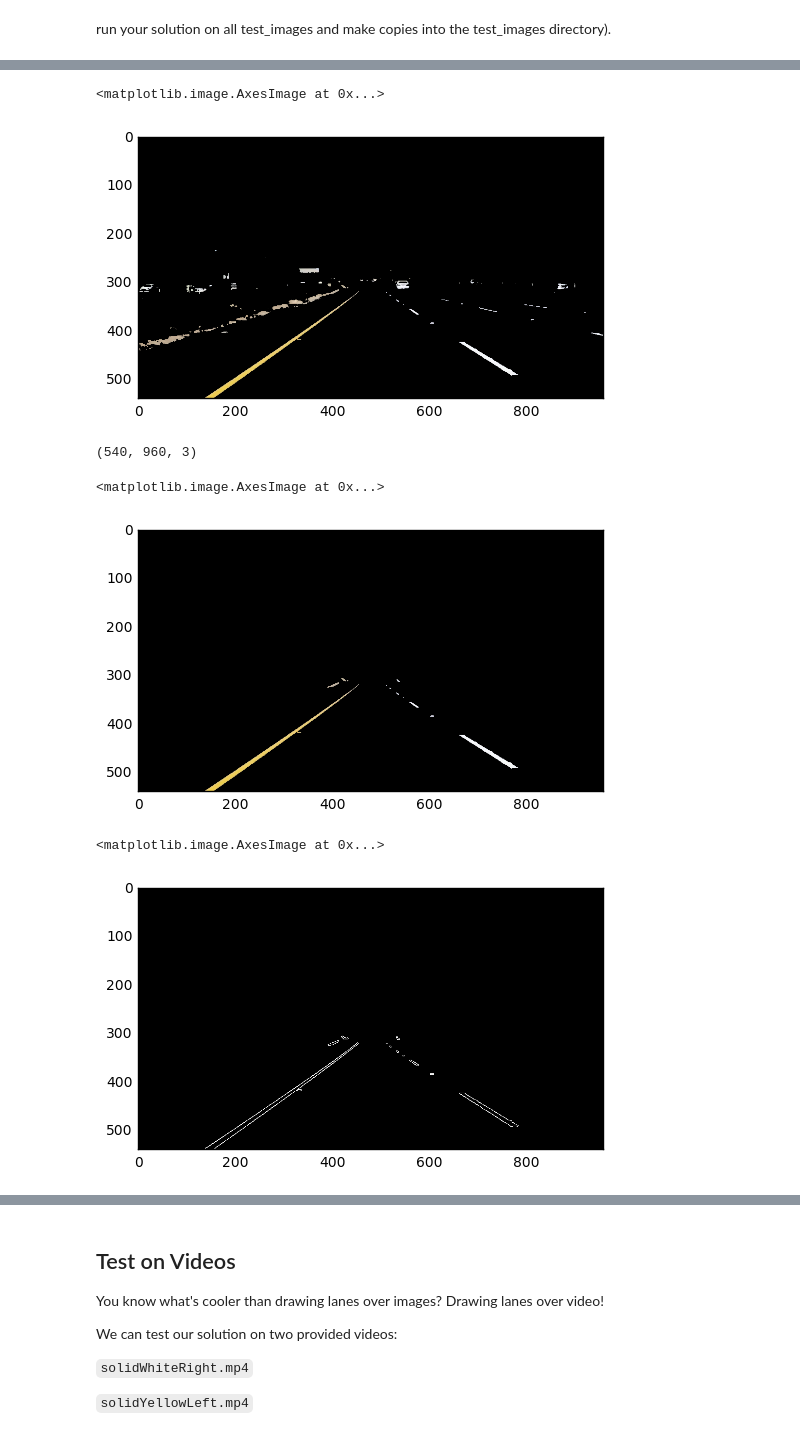
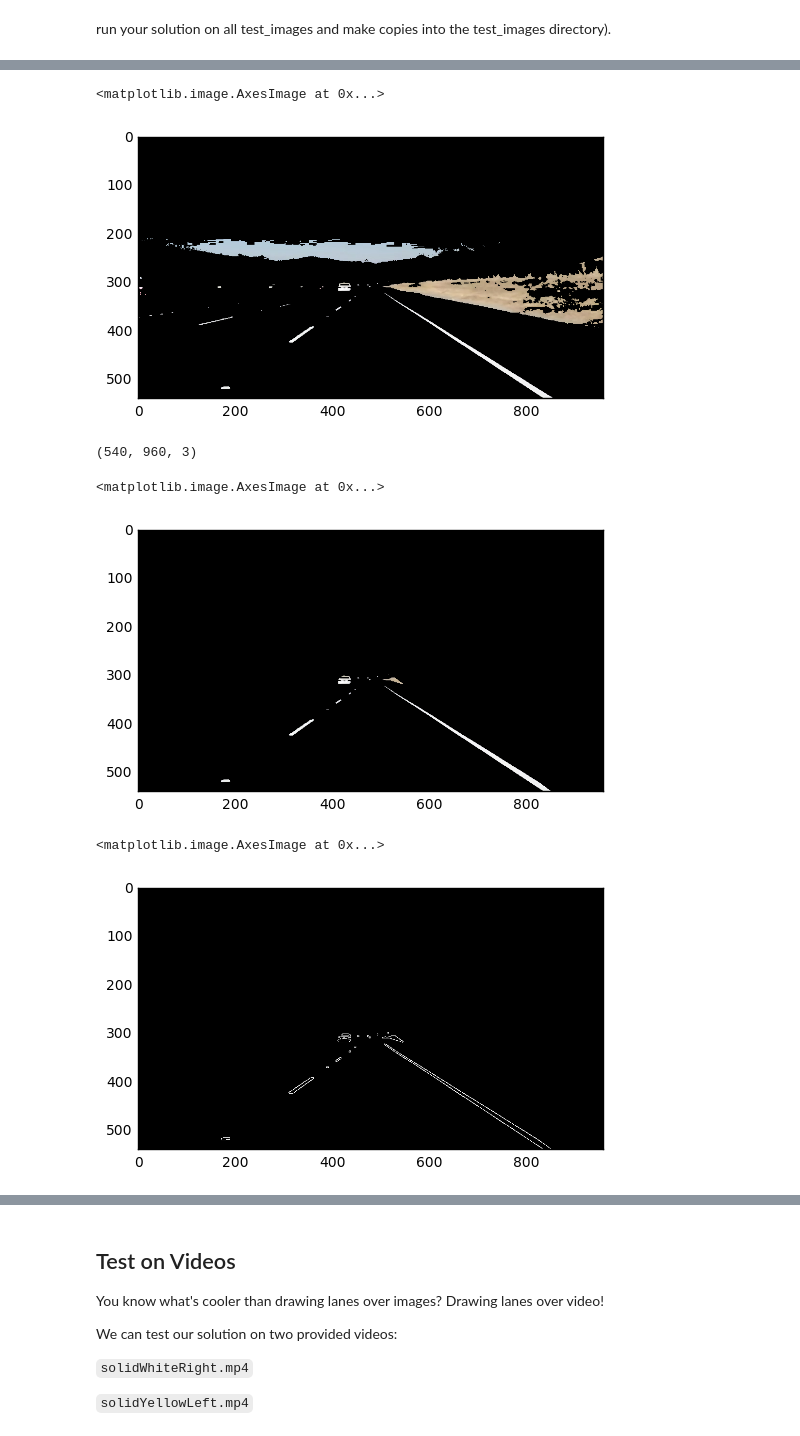
Before and after one commit to hkorre/CarND-LaneLines-P1, a Jupyter notebook: P1.ipynb, the cells around one changed output, grey strips where cells are left out. Drawn from its saved outputs; the diff is of its cells as text; code cells hidden in the pictures.

```diff
--- a/P1.ipynb
+++ b/P1.ipynb
@@ -177,7 +177,7 @@ picking a test file
 solidWhiteRight = 'test_images/solidWhiteRight.jpg'
 solidYellowLeft = 'test_images/solidYellowLeft.jpg'
 
-filename = solidYellowLeft
+filename = solidWhiteRight
 testImage = mpimg.imread(filename)
 plt.imshow(testImage)
 # %% [output]
@@ -221,7 +221,7 @@ testImage_cs = hk_color_select(testImage)
 plt.imshow(testImage_cs)
 # %% [output]
 <matplotlib.image.AxesImage at 0x...>
-[figure, old version]
+[figure, new version]
 # %%
 """
 Region of Interest:
@@ -247,37 +247,36 @@ plt.imshow(testImage_roi)
 # %% [output]
 (540, 960, 3)
 <matplotlib.image.AxesImage at 0x...>
-[figure, old version]
+[figure, new version]
 # %%
 """
-Canny Edge Detection:
+Grayscalling, Gaussian Smoothing & Canny Edge Detection:
 Goal: Setup for Hough Transform
 """
 
 def hk_canny_edgeDetect(img):
     #grayscale conversion
     gray = cv2.cvtColor(testImage_roi, cv2.COLOR_BGR2GRAY)
 
     # Define a kernel size for Gaussian smoothing / blurring
     kernel_size = 3
-    blur_gray = cv2.GaussianBlur(gray,(kernel_size, kernel_size), 0)
+    blur_gray = gaussian_blur(gray, kernel_size)
 
     # Define parameters for Canny and run it
     low_threshold = 50
     high_threshold = 150
-    edges = cv2.Canny(blur_gray, low_threshold, high_threshold)
+    edges = canny(blur_gray, low_threshold, high_threshold)
 
     return edges
 
 
 '''
 run it...
 '''
 testImage_ced = hk_canny_edgeDetect(testImage_roi)
 
 # Display the image
 plt.imshow(testImage_ced, cmap='gray')
-#plt.imshow(testImage_ced, cmap='Greys_r')  #reversed Grey's colormap
 # %% [output]
 <matplotlib.image.AxesImage at 0x...>
-[figure, old version]
+[figure, new version]
```
Also changed, not shown: parts of 2 cells of this notebook.
